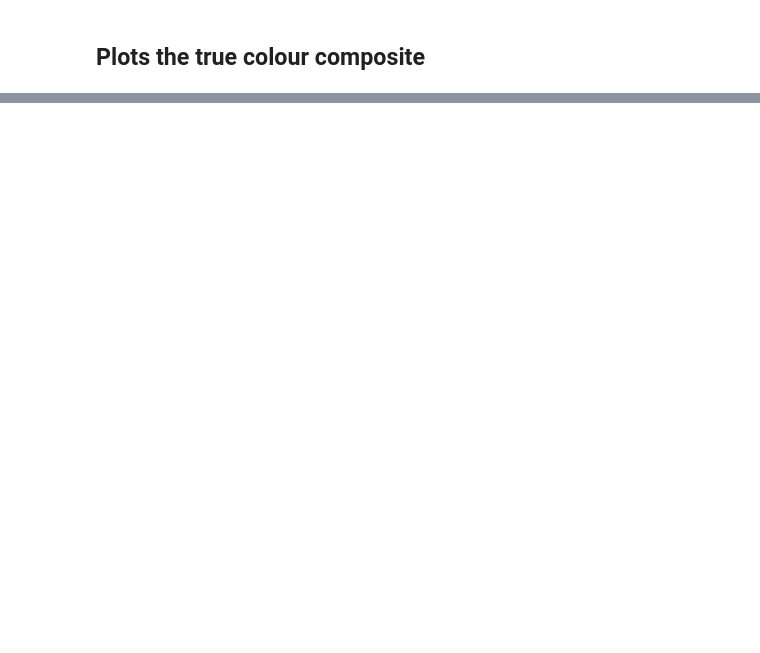
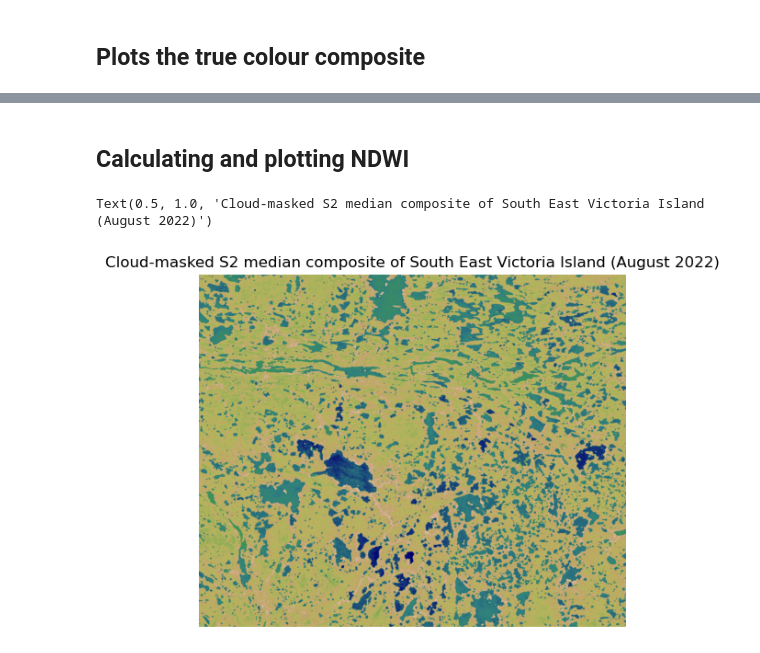
Before and after one commit to CharlieGamblin/EO-Induction, a Jupyter notebook: Practice Scripts/STAC_and_Cloud_Native.ipynb, the cells around one changed output, grey strips where cells are left out. Drawn from its saved outputs; the diff is of its cells as text; code cells hidden in the pictures; blank space fills up the shorter version.

```diff
--- a/Practice Scripts/STAC_and_Cloud_Native.ipynb
+++ b/Practice Scripts/STAC_and_Cloud_Native.ipynb
@@ -156,0 +149,18 @@ Error:
+# %% [markdown]
+## Calculating and plotting NDWI
+# %%
+Near_IR = Victoria_Island_data['nir']
+
+
+Normal_Difference_Water_Index = (Green - Near_IR)/(Green + Near_IR)
+
+Victoria_Island_NDWI = Normal_Difference_Water_Index.median('time', skipna = True)
+
+
+plt.figure(figsize=(6, 6))
+plt.imshow(Victoria_Island_NDWI, cmap = 'gist_earth_r')
+plt.axis('off')
+plt.title('Cloud-masked S2 median composite of South East Victoria Island (August 2022)')
+# %% [output]
+Text(0.5, 1.0, 'Cloud-masked S2 median composite of South East Victoria Island (August 2022)')
+[figure, added]
```
Also changed, not shown: parts of 6 cells of this notebook, 3 other files.
